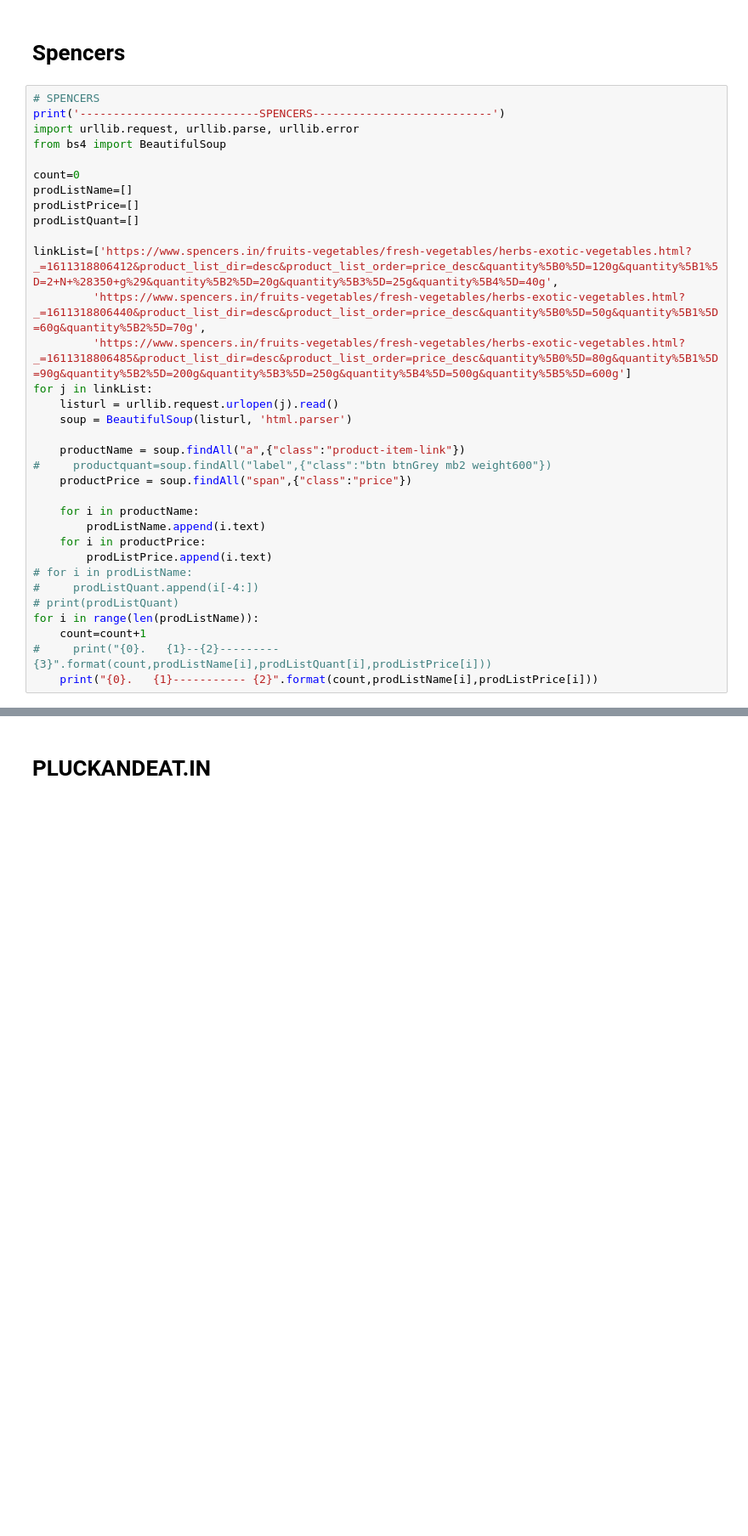
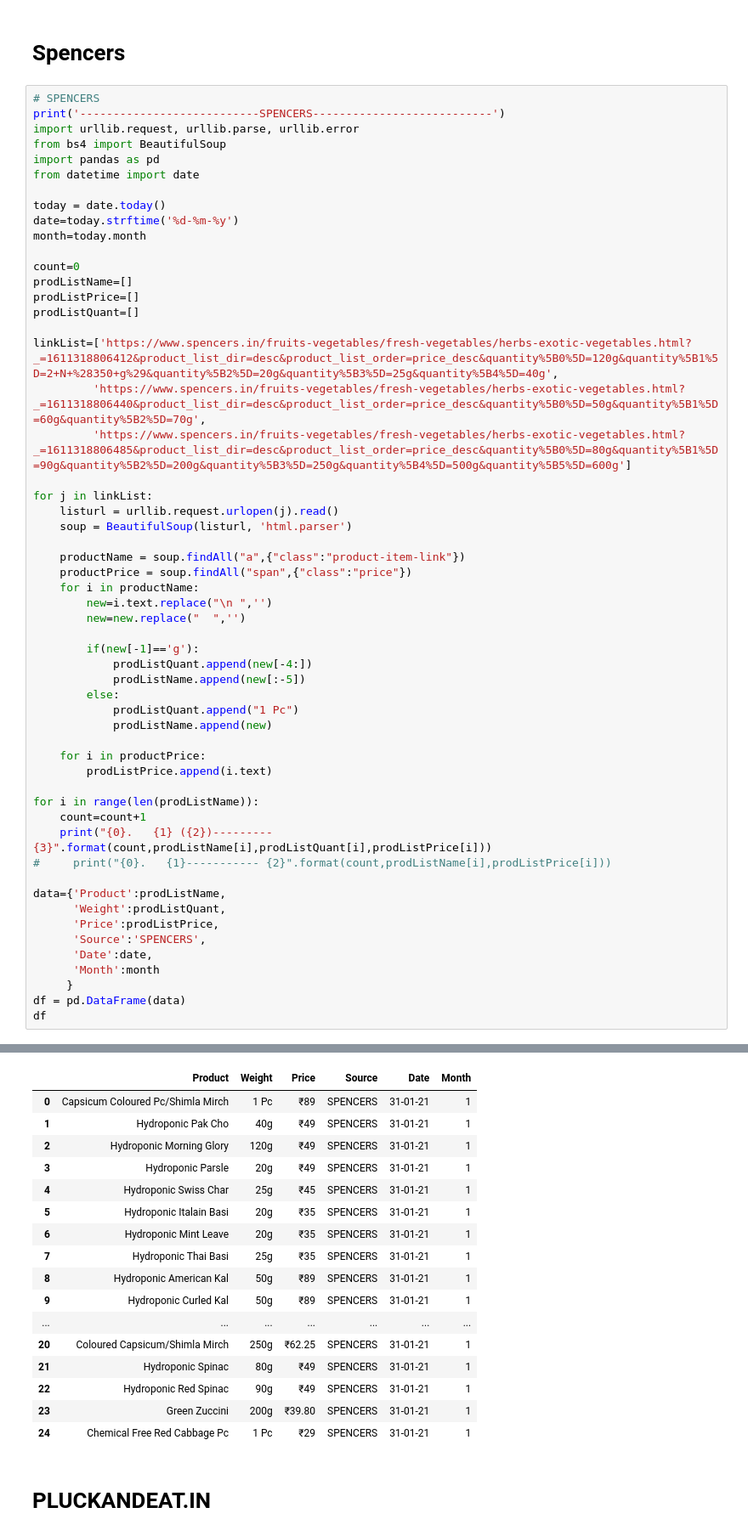
Before and after one commit to darshanjain2000/91-aeroponic, a Jupyter notebook: collect_data.ipynb, the cells around one changed output, grey strips where cells are left out. Shown at 85% size. Saved outputs shown, nothing was run; the diff lists cells and outputs as text; blank space fills up the shorter version.

```diff
--- a/collect_data.ipynb
+++ b/collect_data.ipynb
@@ -262,6 +411,12 @@ for i in range(len(prodname)):
 print('---------------------------SPENCERS---------------------------')
 import urllib.request, urllib.parse, urllib.error
 from bs4 import BeautifulSoup
+import pandas as pd
+from datetime import date
+
+today = date.today()
+date=today.strftime('%d-%m-%y')
+month=today.month
 
 count=0
 prodListName=[]
@@ -271,24 +426,40 @@ prodListQuant=[]
 linkList=['https://www.spencers.in/fruits-vegetables/fresh-vegetables/herbs-exotic-vegetables.html?_=1611318806412&product_list_dir=desc&product_list_order=price_desc&quantity%5B0%5D=120g&quantity%5B1%5D=2+N+%28350+g%29&quantity%5B2%5D=20g&quantity%5B3%5D=25g&quantity%5B4%5D=40g',
          'https://www.spencers.in/fruits-vegetables/fresh-vegetables/herbs-exotic-vegetables.html?_=1611318806440&product_list_dir=desc&product_list_order=price_desc&quantity%5B0%5D=50g&quantity%5B1%5D=60g&quantity%5B2%5D=70g',
          'https://www.spencers.in/fruits-vegetables/fresh-vegetables/herbs-exotic-vegetables.html?_=1611318806485&product_list_dir=desc&product_list_order=price_desc&quantity%5B0%5D=80g&quantity%5B1%5D=90g&quantity%5B2%5D=200g&quantity%5B3%5D=250g&quantity%5B4%5D=500g&quantity%5B5%5D=600g']
+
 for j in linkList:
     listurl = urllib.request.urlopen(j).read()
     soup = BeautifulSoup(listurl, 'html.parser')
 
     productName = soup.findAll("a",{"class":"product-item-link"})
-#     productquant=soup.findAll("label",{"class":"btn btnGrey mb2 weight600"})
     productPrice = soup.findAll("span",{"class":"price"})
+    for i in productName:
+        new=i.text.replace("\n ",'')
+        new=new.replace("  ",'')
 
-    for i in productName:
-        prodListName.append(i.text)
+        if(new[-1]=='g'):
+            prodListQuant.append(new[-4:])
+            prodListName.append(new[:-5])
+        else:
+            prodListQuant.append("1 Pc")
+            prodListName.append(new)
+
     for i in productPrice:
         prodListPrice.append(i.text)
-# for i in prodListName:
-#     prodListQuant.append(i[-4:])
-# print(prodListQuant)
+
 for i in range(len(prodListName)):
     count=count+1
-#     print("{0}.   {1}--{2}--------- {3}".format(count,prodListName[i],prodListQuant[i],prodListPrice[i]))
-    print("{0}.   {1}----------- {2}".format(count,prodListName[i],prodListPrice[i]))
+    print("{0}.   {1} ({2})--------- {3}".format(count,prodListName[i],prodListQuant[i],prodListPrice[i]))
+#     print("{0}.   {1}----------- {2}".format(count,prodListName[i],prodListPrice[i]))
+
+data={'Product':prodListName,
+      'Weight':prodListQuant,
+      'Price':prodListPrice,
+      'Source':'SPENCERS',
+      'Date':date,
+      'Month':month
+     }
+df = pd.DataFrame(data)
+df
 # %% [output]
 ---------------------------SPENCERS---------------------------
@@ -311,3 +482,20 @@ for i in range(len(prodListName)):
+|  | Product | Weight | Price | Source | Date | Month |
+| 0 | Capsicum Coloured Pc/Shimla Mirch | 1 Pc | ₹89 | SPENCERS | 31-01-21 | 1 |
+| 1 | Hydroponic Pak Cho | 40g | ₹49 | SPENCERS | 31-01-21 | 1 |
+| 2 | Hydroponic Morning Glory | 120g | ₹49 | SPENCERS | 31-01-21 | 1 |
+| 3 | Hydroponic Parsle | 20g | ₹49 | SPENCERS | 31-01-21 | 1 |
+| 4 | Hydroponic Swiss Char | 25g | ₹45 | SPENCERS | 31-01-21 | 1 |
+| 5 | Hydroponic Italain Basi | 20g | ₹35 | SPENCERS | 31-01-21 | 1 |
+| 6 | Hydroponic Mint Leave | 20g | ₹35 | SPENCERS | 31-01-21 | 1 |
+| 7 | Hydroponic Thai Basi | 25g | ₹35 | SPENCERS | 31-01-21 | 1 |
+| 8 | Hydroponic American Kal | 50g | ₹89 | SPENCERS | 31-01-21 | 1 |
+| 9 | Hydroponic Curled Kal | 50g | ₹89 | SPENCERS | 31-01-21 | 1 |
+| ... | ... | ... | ... | ... | ... | ... |
+| 20 | Coloured Capsicum/Shimla Mirch | 250g | ₹62.25 | SPENCERS | 31-01-21 | 1 |
+| 21 | Hydroponic Spinac | 80g | ₹49 | SPENCERS | 31-01-21 | 1 |
+| 22 | Hydroponic Red Spinac | 90g | ₹49 | SPENCERS | 31-01-21 | 1 |
+| 23 | Green Zuccini | 200g | ₹39.80 | SPENCERS | 31-01-21 | 1 |
+| 24 | Chemical Free Red Cabbage Pc | 1 Pc | ₹29 | SPENCERS | 31-01-21 | 1 |
 # %% [markdown]
 # PLUCKANDEAT.IN
 # %%
```
Also changed, not shown: parts of 8 cells of this notebook.
